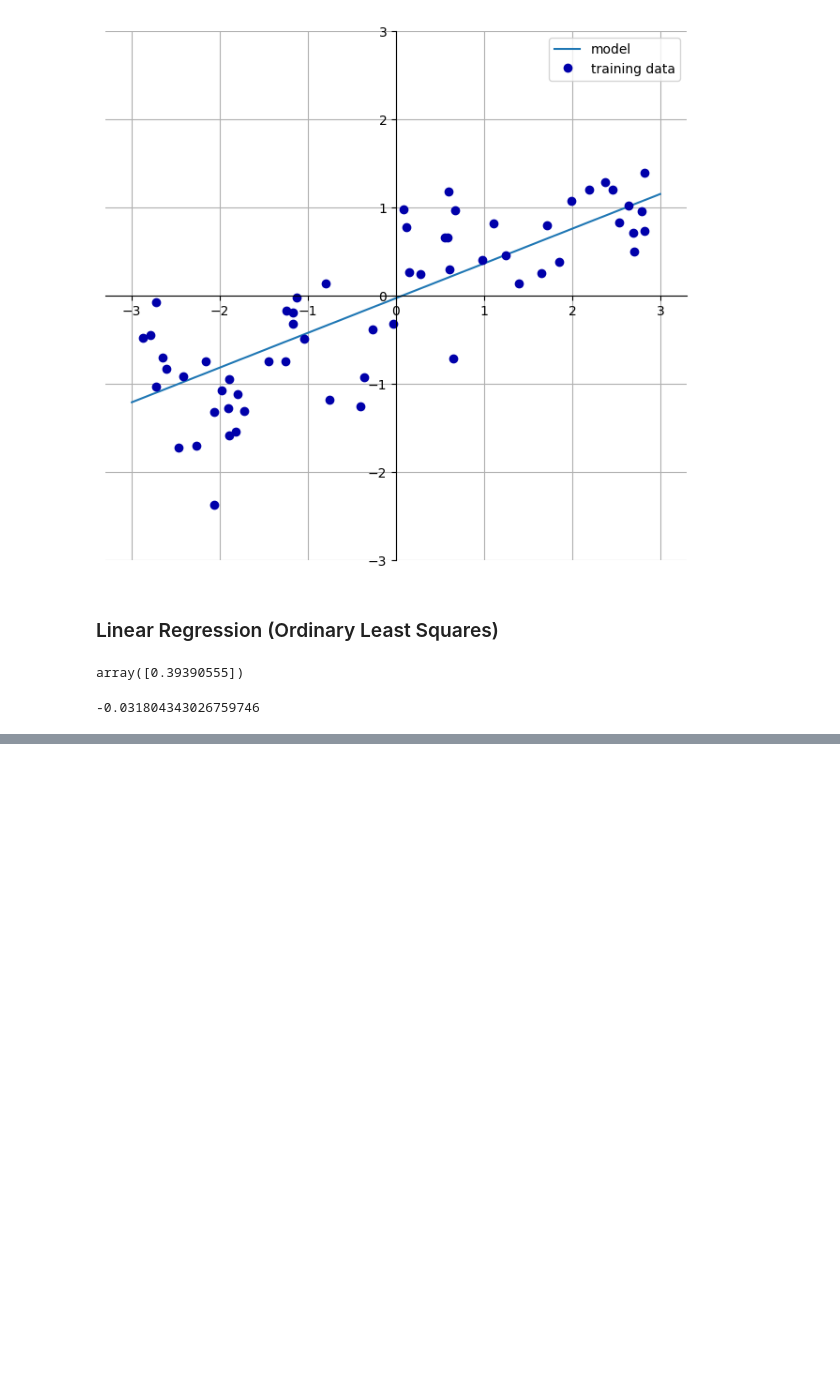
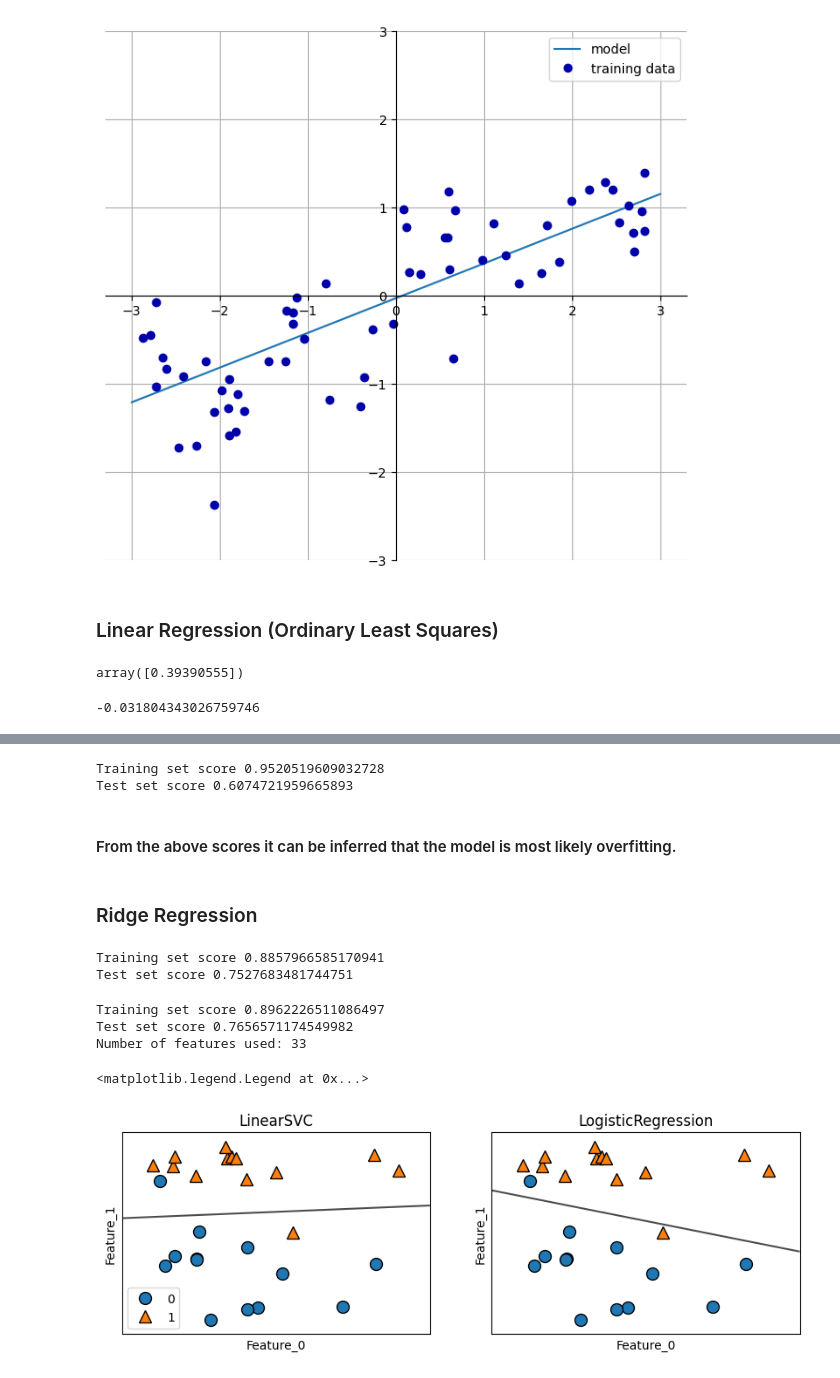
Before and after one commit to tejaschaudhari2811/Machine-Learning-Practice, a Jupyter notebook: introduction_to_ml.ipynb, the cells around one changed output, grey strips where cells are left out. Drawn from its saved outputs; the diff is of its cells as text; code cells hidden in the pictures; blank space fills up the shorter version.

Commit message:
Update with linear, lasso and ridge regression

```diff
--- a/introduction_to_ml.ipynb
+++ b/introduction_to_ml.ipynb
@@ -66,0 +73,55 @@ lr.intercept_
+# %%
+X,y = mglearn.datasets.load_extended_boston()
+X_train,X_test,y_train,y_test = train_test_split(X,y,random_state=0)
+lr = LinearRegression().fit(X_train,y_train)
+# %%
+print(f"Training set score {lr.score(X_train,y_train)}")
+print(f"Test set score {lr.score(X_test,y_test)}")
+# %% [output]
+Training set score 0.9520519609032728
+Test set score 0.6074721959665893
+# %% [markdown]
+#### From the above scores it can be inferred that the model is most likely overfitting.
+# %% [markdown]
+### Ridge Regression
+# %%
+from sklearn.linear_model import Ridge
+
+ridge = Ridge(alpha=1).fit(X_train,y_train)
+print(f"Training set score {ridge.score(X_train,y_train)}")
+print(f"Test set score {ridge.score(X_test,y_test)}")
+# %% [output]
+Training set score 0.8857966585170941
+Test set score 0.7527683481744751
+# %%
+from sklearn.linear_model import Lasso
+import numpy as np
+
+lasso = Lasso(alpha=0.01, max_iter=10000).fit(X_train,y_train)
+print(f"Training set score {lasso.score(X_train,y_train)}")
+print(f"Test set score {lasso.score(X_test,y_test)}")
+print(f"Number of features used: {np.sum(lasso.coef_ !=0)}")
+# %% [output]
+Training set score 0.8962226511086497
+Test set score 0.7656571174549982
+Number of features used: 33
+# %%
+# Linear Classification models
+from sklearn.linear_model import LogisticRegression
+from sklearn.svm import LinearSVC
+
+X,y = mglearn.datasets.make_forge()
+
+fig, axes = plt.subplots(1,2, figsize=(10,3))
+for model, ax in zip([LinearSVC(), LogisticRegression()], axes):
+    clf = model.fit(X,y)
+    mglearn.plots.plot_2d_separator(clf, X, fill=False, eps=0.5,
+                                    ax=ax, alpha=0.7)
+    mglearn.discrete_scatter(X[:,0], X[:,1], y, ax=ax)
+    ax.set_title(f"{clf.__class__.__name__}")
+    ax.set_xlabel("Feature_0")
+    ax.set_ylabel("Feature_1")
+axes[0].legend()
+# %% [output]
+<matplotlib.legend.Legend at 0x...>
+[figure, added]
```
Also changed, not shown: parts of 1 cell of this notebook.
